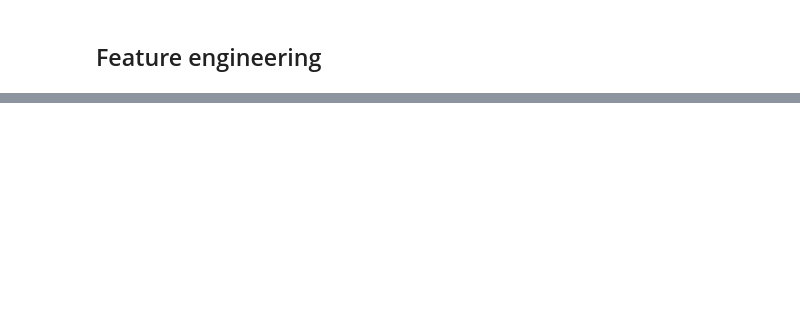
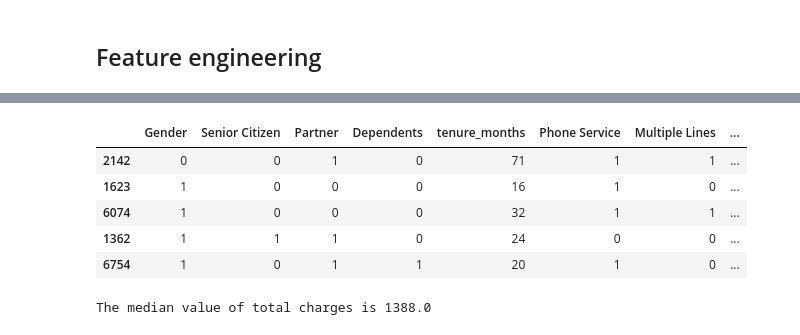
Before and after one commit to kirilvino/Swan-Project-Team-7, a Jupyter notebook: swan_jacob.ipynb, the cells around one changed output, grey strips where cells are left out. Drawn from its saved outputs; the diff is of its cells as text; code cells hidden in the pictures; blank space fills up the shorter version.

```diff
--- a/swan_jacob.ipynb
+++ b/swan_jacob.ipynb
@@ -171,0 +68,10 @@ sns.heatmap(
+# %%
+
+# Select features for modeling
+features = [
+    'Gender', 'Senior Citizen', 'Partner', 'Dependents', 'tenure_months',
+    'Phone Service', 'Multiple Lines', 'Internet Service', 'Online Security',
+    'Online Backup', 'Device Protection', 'Tech Support', 'Streaming TV',
+    'Streaming Movies', 'Contract', 'Paperless Billing', 'Payment Method',
+    'monthly_charges', 'total_charges'
+]
@@ -171,0 +115,3 @@ sns.heatmap(
+# %%
+X = df[features].copy()
+y = df['churn_value']
@@ -171,0 +120,22 @@ sns.heatmap(
+# %%
+X_train, X_test, y_train, y_test = train_test_split(X, y, test_size=0.2, random_state=42)
+# %%
+X_train_fe = feature_engineering(X_train)
+X_test_fe = feature_engineering(X_test)
+# %%
+display(X_train_fe.head())
+# %% [output]
+|  | Gender | Senior Citizen | Partner | Dependents | tenure_months | Phone Service | Multiple Lines | ... |
+| 2142 | 0 | 0 | 1 | 0 | 71 | 1 | 1 | ... |
+| 1623 | 1 | 0 | 0 | 0 | 16 | 1 | 0 | ... |
+| 6074 | 1 | 0 | 0 | 0 | 32 | 1 | 1 | ... |
+| 1362 | 1 | 1 | 1 | 0 | 24 | 0 | 0 | ... |
+| 6754 | 1 | 0 | 1 | 1 | 20 | 1 | 0 | ... |
+# %%
+### Fill missing values
+median = X_train_fe.loc[~(X_train_fe['total_charges'] == ' ')]['total_charges'].astype('float').median()
+print(f'The median value of total charges is {median}')
+X_train_fe['total_charges'] = X_train_fe['total_charges'].replace({' ': median})
+X_test_fe['total_charges'] = X_test_fe['total_charges'].replace({' ': median})
+# %% [output]
+The median value of total charges is 1388.0
```
Also changed, not shown: parts of 30 cells of this notebook.
